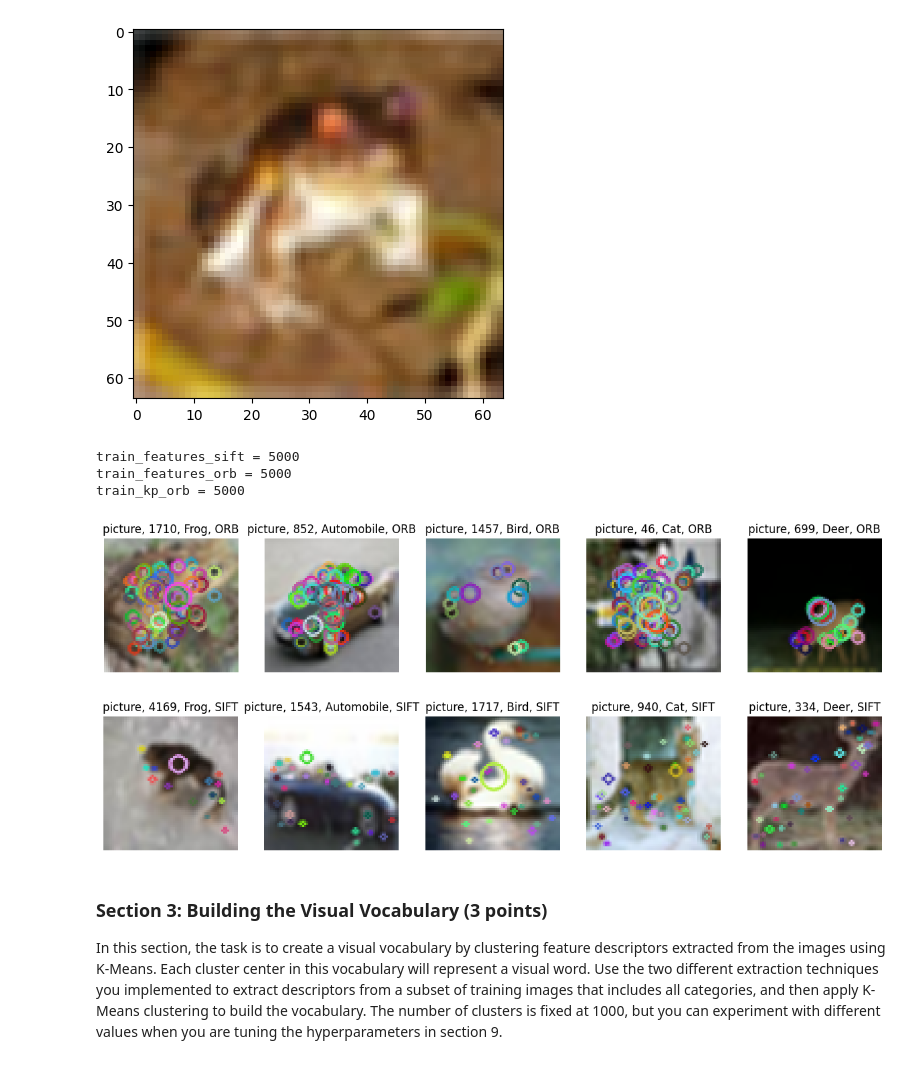
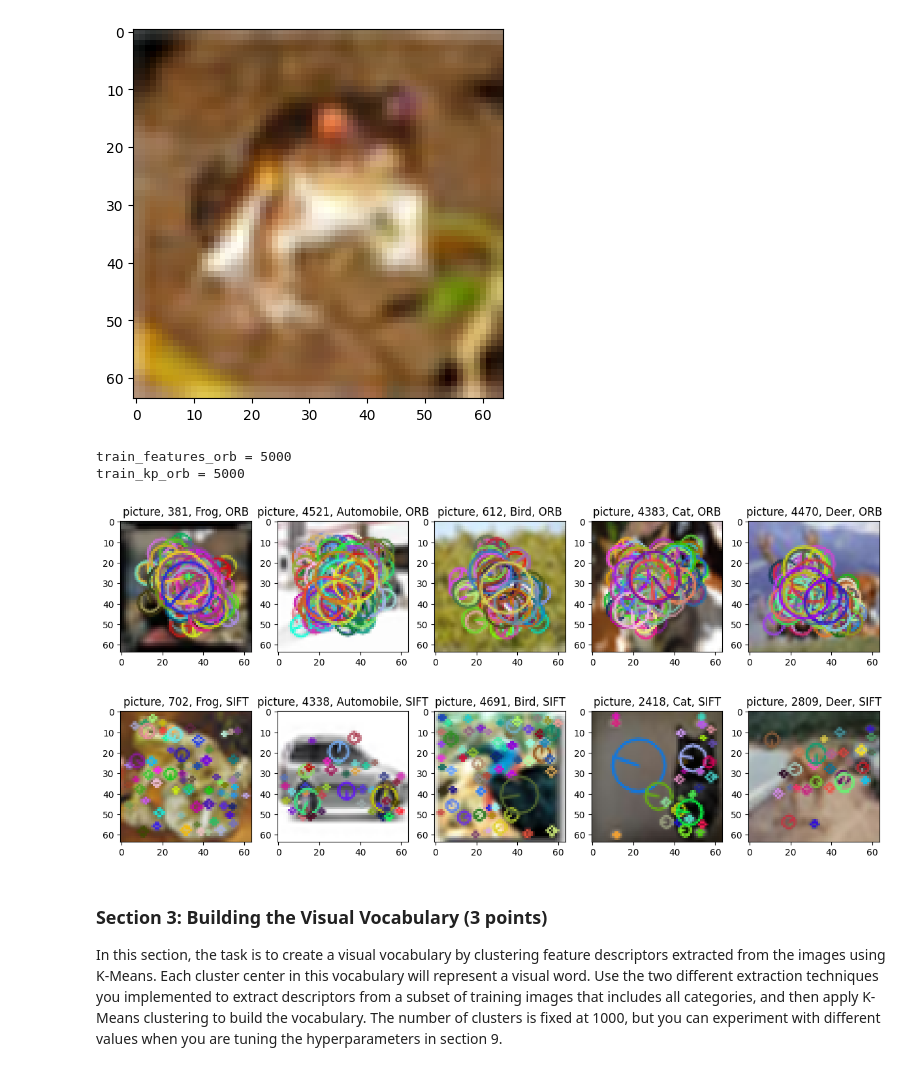
Before and after one commit to chaosido/cv1, a Jupyter notebook: final-lab/cv1-final-lab-part-1-main/cv1-final-lab-part-1-main/cv1-final-lab-part-1.ipynb, the cells around one changed output. Drawn from its saved outputs; the diff is of its cells as text; code cells hidden in the pictures.

```diff
--- a/final-lab/cv1-final-lab-part-1-main/cv1-final-lab-part-1-main/cv1-final-lab-part-1.ipynb
+++ b/final-lab/cv1-final-lab-part-1-main/cv1-final-lab-part-1-main/cv1-final-lab-part-1.ipynb
@@ -241,6 +241,7 @@ plt.show()
 #sift method
 
 def extract_sift_features(images):
+    sift = cv2.SIFT_create(nOctaveLayers = 2, contrastThreshold	= 0.035, edgeThreshold = 5, sigma = 1.2, nfeatures = 100)
     sift = cv2.SIFT_create()
     features = []
     keypoints = []
@@ -256,13 +257,15 @@ def extract_sift_features(images):
     return features, keypoints
 
 
-# train_features_sift, train_kp_sift = extract_sift_features(train_images_processed)
-# test_features_sift, test_kp_sift = extract_sift_features(test_images_processed)
+train_features_sift, train_kp_sift = extract_sift_features(train_images_processed)
+test_features_sift, test_kp_sift = extract_sift_features(test_images_processed)
 print(f"train_features_sift =", len(train_features_sift))
 # orb method
 
 def extract_orb_features(images):
-    orb = cv2.ORB_create(edgeThreshold = 11, patchSize = 10)
+    orb = cv2.ORB_create(edgeThreshold = 11, patchSize = 10, nfeatures= 100, scaleFactor = 1.2, nlevels = 4)
+    orb = cv2.ORB_create(edgeThreshold=11, patchSize=10)
+
     features = []
     keypoints = []
     images = np.array(images).astype(np.uint8)
@@ -281,7 +284,6 @@ test_features_orb, test_kp_orb = extract_orb_features(test_images_processed)
 print(f"train_features_orb =", len(train_features_orb))
 print(f"train_kp_orb =", len(train_kp_orb))
 # %% [output]
-train_features_sift = 5000
 train_features_orb = 5000
 train_kp_orb = 5000
 # %%
@@ -295,40 +297,41 @@ def visualize_keypoints_and_matches_per_label(images, keypoints, labels, method)
     # Loop through each unique label
     for label in unique_labels:
 
         label_indices = np.where(labels == label)[0]
 
         random_indices = np.random.choice(label_indices, 1, replace=False)
 
         for i in random_indices:
-            img = images[i]  # original image
+            img = images[i]
 
             keypoint_img = keypoints[i]
 
             # Scale keypoints back to original image size
-            scaled_keypoints_img = [
-                cv2.KeyPoint(keypoint.pt[0], keypoint.pt[1], keypoint.size / 2) for keypoint in keypoint_img
-            ]
+            scaled_keypoints_img = keypoint_img
+            # [
+            #     cv2.KeyPoint(keypoint.pt[0], keypoint.pt[1], keypoint.size / 2) for keypoint in keypoint_img
+            # ]
 
             # Draw keypoints on the original image
             img_with_kp = cv2.drawKeypoints(img, scaled_keypoints_img, None, flags=cv2.DRAW_MATCHES_FLAGS_DRAW_RICH_KEYPOINTS)
             images_with_keypoints.append((img_with_kp, label, i))
     labels = ['Frog', 'Automobile', 'Bird', 'Cat', 'Deer']
     label_map = {i: label for i, label in enumerate(labels, start=0)}
     # Plot the images with keypoints and corresponding labels
     fig, ax = plt.subplots(1, len(images_with_keypoints), figsize=(15, 5))
 
     for idx, (img_with_kp, label, img_idx) in enumerate(images_with_keypoints):
         ax[idx].imshow(img_with_kp)
-        ax[idx].axis('off')
+        # ax[idx].axis('off')
         ax[idx].set_title(f"picture, {img_idx}, {label_map[label]}, {method}")
 
 # Example usage:
 # Visualize 1 random image per label from the dataset
 visualize_keypoints_and_matches_per_label(train_images_processed, train_kp_orb, train_labels, 'ORB')
 visualize_keypoints_and_matches_per_label(train_images_processed, train_kp_sift, train_labels, 'SIFT')
 # %% [output]
-[figure, old version]
+[figure, new version]
-[figure, old version]
+[figure, new version]
 # %% [markdown]
 <a id="section-3"></a>
 ### **Section 3: Building the Visual Vocabulary (3 points)**
```
Also changed, not shown: parts of 4 cells of this notebook.
